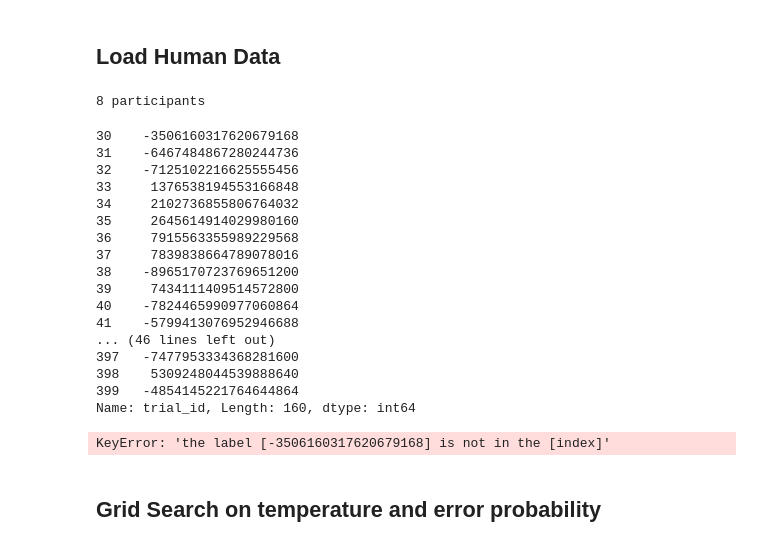
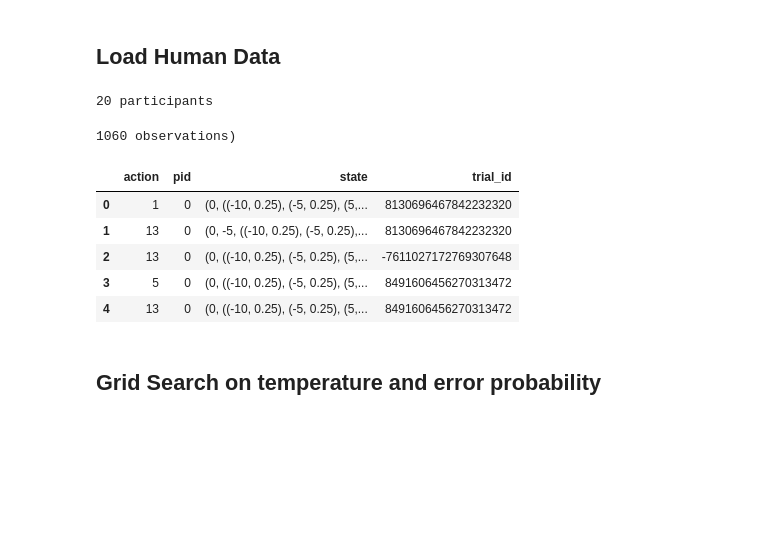
Before and after one commit to fredcallaway/planning, a Jupyter notebook: python/optimal_model.ipynb, the cells around one changed output. Saved outputs shown, nothing was run; the diff lists cells and outputs as text; code cells hidden in the pictures; blank space fills up the shorter version.

```diff
--- a/python/optimal_model.ipynb
+++ b/python/optimal_model.ipynb
@@ -146,13 +146,16 @@ Predictive power: 0.514
 ## Load Human Data
 # %%
 from analysis_utils import *
-VERSION = 'c0.6'
+VERSION = 'c0.7'
 data = get_data(VERSION, '../experiment/data')
 pdf = data['participants']
 print(f'{len(pdf)} participants')
 mdf = data['mouselab-mdp']
+mdf['clicks'] = mdf.queries.apply(extract)
+mdf['n_clicks'] = mdf.clicks.apply(len)
+mdf['thinking'] = mdf['rt'].apply(get(0))
+
 tdf = mdf.query('block == "test"').copy()
-
 tdf.trial_index -= tdf.trial_index.min()
 tdf.trial_index = tdf.trial_index.astype(int)
 tdf.trial_id = tdf.trial_id.astype(int)
@@ -162,29 +165,8 @@ pdf['total_time'] = data['survey-text'].time_elapsed / 60000
 def extract(q):
     return list(map(int, q['click']['state']['target']))
 
-tdf['clicks'] = tdf.queries.apply(extract)
-tdf['n_clicks'] = tdf.clicks.apply(len)
 pdf['n_clicks'] = tdf.groupby('pid').n_clicks.mean()
-pdf['score'] = tdf.groupby('pid').score.sum()
+pdf['score'] = tdf.groupby('pid').score.mean()
+pdf['thinking'] = mdf.groupby('pid').thinking.mean()
 # %% [output]
-8 participants
+20 participants
-# %%
-tdf.trial_id
-# %% [output]
-30    -3506160317620679168
-31    -6467484867280244736
-32    -7125102216625555456
-33     1376538194553166848
-34     2102736855806764032
-35     2645614914029980160
-36     7915563355989229568
-37     7839838664789078016
-38    -8965170723769651200
-39     7434111409514572800
-40    -7824465990977060864
-41    -5799413076952946688
-... (46 lines left out)
-397   -7477953334368281600
-398    5309248044539888640
-399   -4854145221764644864
-Name: trial_id, Length: 160, dtype: int64
@@ -191,21 +178,26 @@ Name: trial_id, Length: 160, dtype: int64
 # %%
 TRIALS = pd.read_json('../experiment/experiment/static/json/rewards/312.json')
 TRIALS = TRIALS.drop_duplicates(subset='trial_id').set_index('trial_id').stateRewards
 
 assert len(tdf.pid.unique()) == tdf.pid.max() + 1
 def expand(df):
     for i, row in df.iterrows():
-        env = make_env(mu=3, sigma=6, ground_truth=TRIALS.loc[row.trial_id])
-#         assert (hash(env) % 100000000) == row.trial_id
+        env = row.env
         for a in [*row.clicks, env.term_action]:
             yield {'pid': row.pid, 'trial_id': row.trial_id,
                    'state': env._state, 'action': a}
             env.step(a)
 
 data = pd.DataFrame(expand(tdf))
 print(f'{len(data)} observations)')
 data.head()
 # %% [output]
-KeyError: 'the label [-3506160317620679168] is not in the [index]'
+1060 observations)
+|  | action | pid | state | trial_id |
+| 0 | 1 | 0 | (0, ((-10, 0.25), (-5, 0.25), (5,... | 8130696467842232320 |
+| 1 | 13 | 0 | (0, -5, ((-10, 0.25), (-5, 0.25),... | 8130696467842232320 |
+| 2 | 13 | 0 | (0, ((-10, 0.25), (-5, 0.25), (5,... | -7611027172769307648 |
+| 3 | 5 | 0 | (0, ((-10, 0.25), (-5, 0.25), (5,... | 8491606456270313472 |
+| 4 | 13 | 0 | (0, ((-10, 0.25), (-5, 0.25), (5,... | 8491606456270313472 |
 # %% [markdown]
 ## Grid Search on temperature and error probability
```
Also changed, not shown: parts of 10 cells of this notebook.
